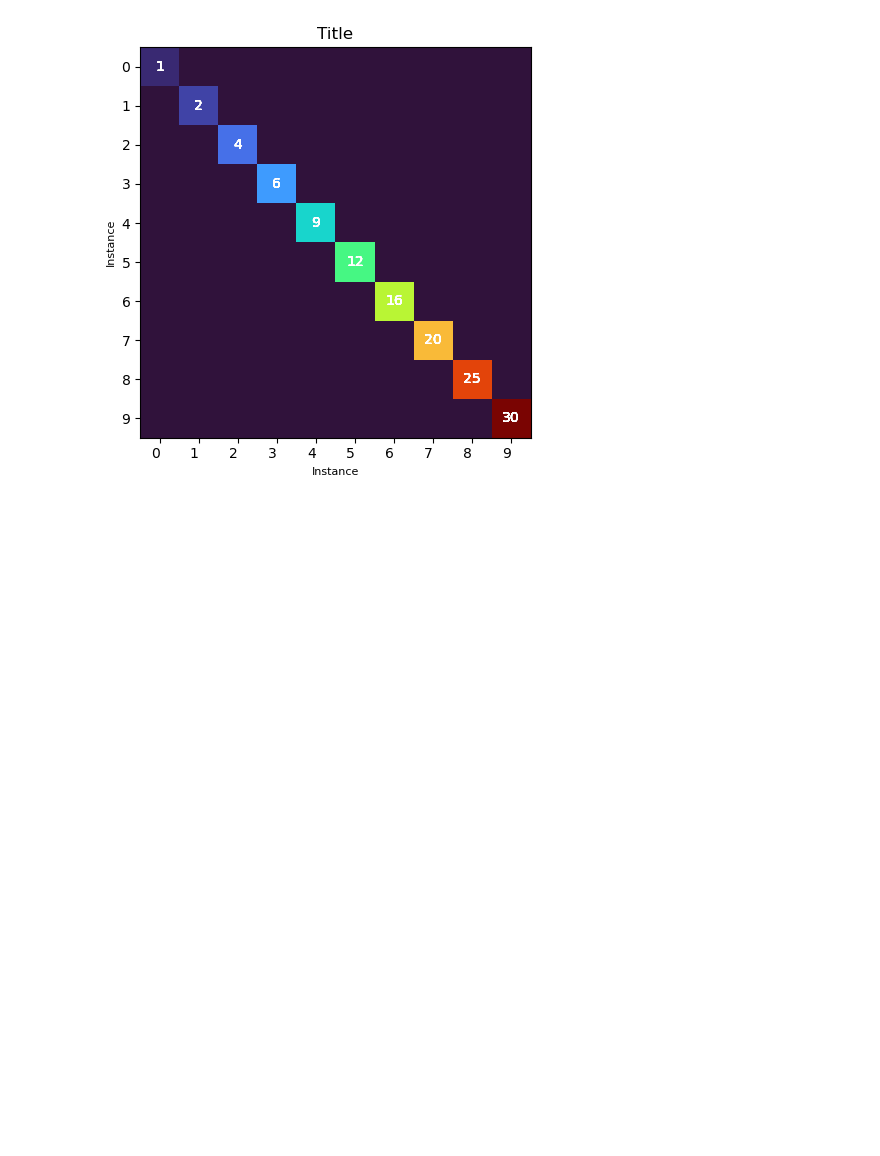
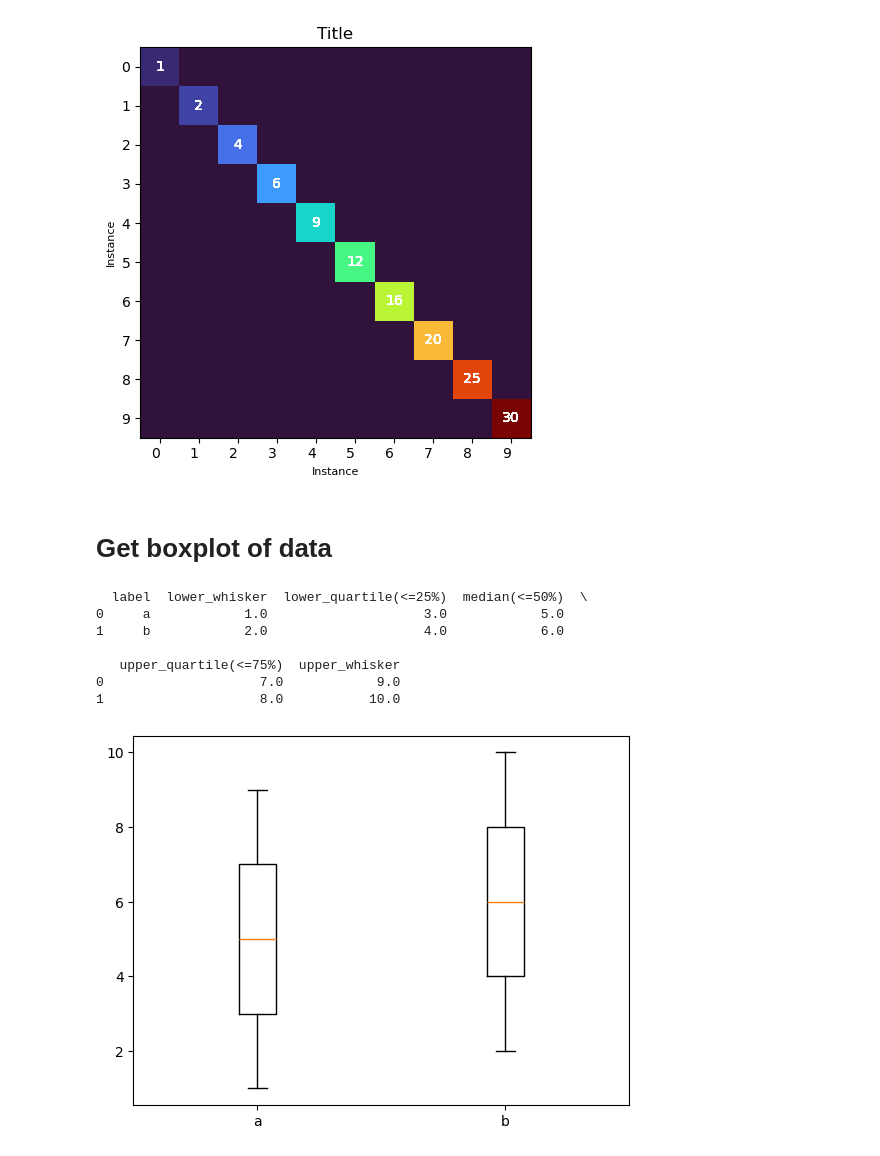
Before and after one commit to kcj-coding/Python-coding, a Jupyter notebook: df_and_graphs.ipynb, the cells around one changed output. Saved outputs shown, nothing was run; the diff lists cells and outputs as text; code cells hidden in the pictures; blank space fills up the shorter version.

```diff
--- a/df_and_graphs.ipynb
+++ b/df_and_graphs.ipynb
@@ -285,3 +285,51 @@ fig.tight_layout()
 #plt.close()
 # %% [output]
 [figure]
+# %% [markdown]
+# Get boxplot of data
+# %%
+##############################################################################
+
+# get boxplot and details of the data
+
+def get_box_plot_data(labels, bp):
+    rows_list = []
+
+    for i in range(len(labels)):
+        dict1 = {}
+        dict1['label'] = labels[i]
+        dict1['lower_whisker'] = bp['whiskers'][i*2].get_ydata()[1]
+        dict1['lower_quartile(<=25%)'] = bp['boxes'][i].get_ydata()[1]
+        dict1['median(<=50%)'] = bp['medians'][i].get_ydata()[1]
+        dict1['upper_quartile(<=75%)'] = bp['boxes'][i].get_ydata()[2]
+        dict1['upper_whisker'] = bp['whiskers'][(i*2)+1].get_ydata()[1]
+        rows_list.append(dict1)
+
+    return pd.DataFrame(rows_list)
+
+# group by data
+
+labels = df['type'].unique()
+
+collection=[]
+for label in labels:
+    test = df[df['type']==label]
+    collection.append(df['data'][df['type']==label].to_list())
+
+# make list
+#for i in range(0,len(labels)):
+#    labels[i] = collection[i]
+
+bp = plt.boxplot(collection, labels=labels)
+print(get_box_plot_data(labels, bp))
+t = get_box_plot_data(labels, bp)
+plt.show()
+# %% [output]
+  label  lower_whisker  lower_quartile(<=25%)  median(<=50%)  \
+0     a            1.0                    3.0            5.0
+1     b            2.0                    4.0            6.0
+
+   upper_quartile(<=75%)  upper_whisker
+0                    7.0            9.0
+1                    8.0           10.0
+[figure, added]
```
Also changed, not shown: parts of 1 cell of this notebook.
